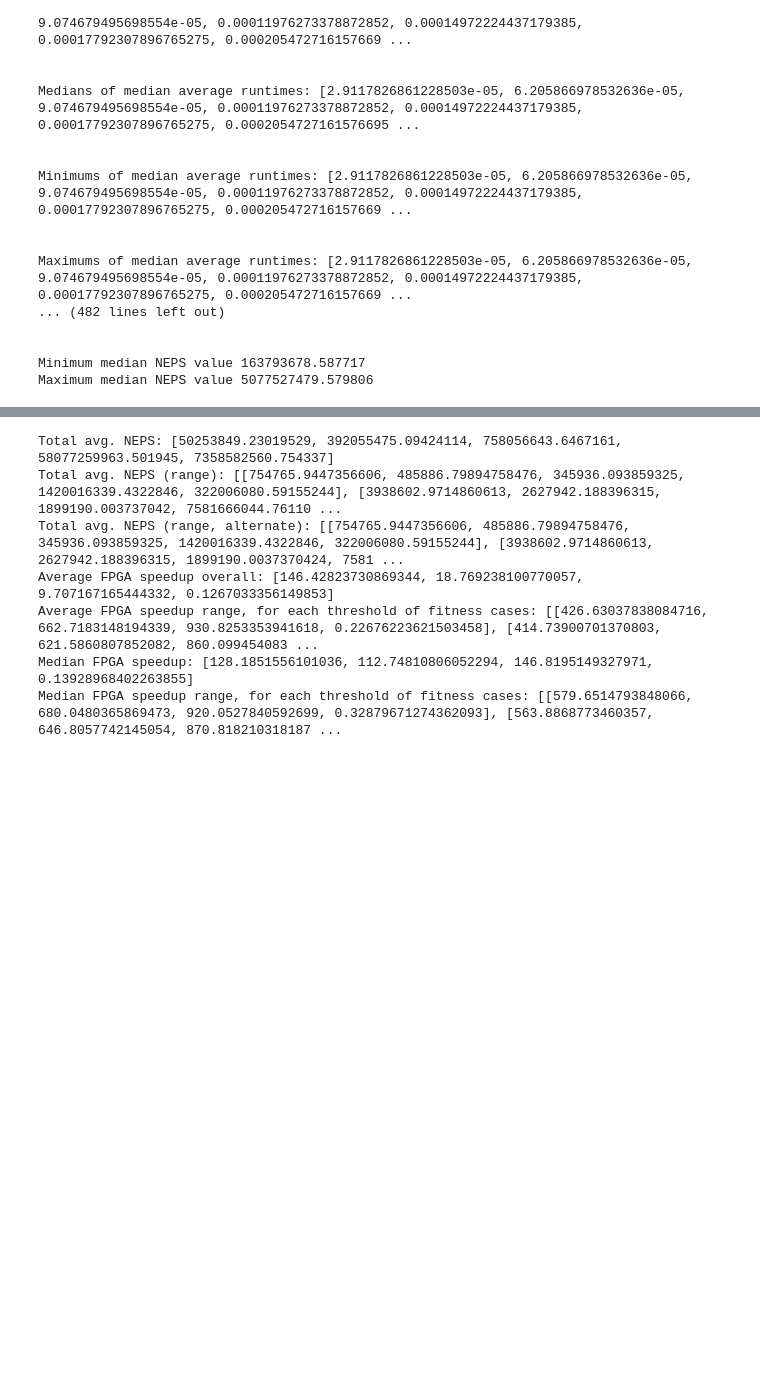
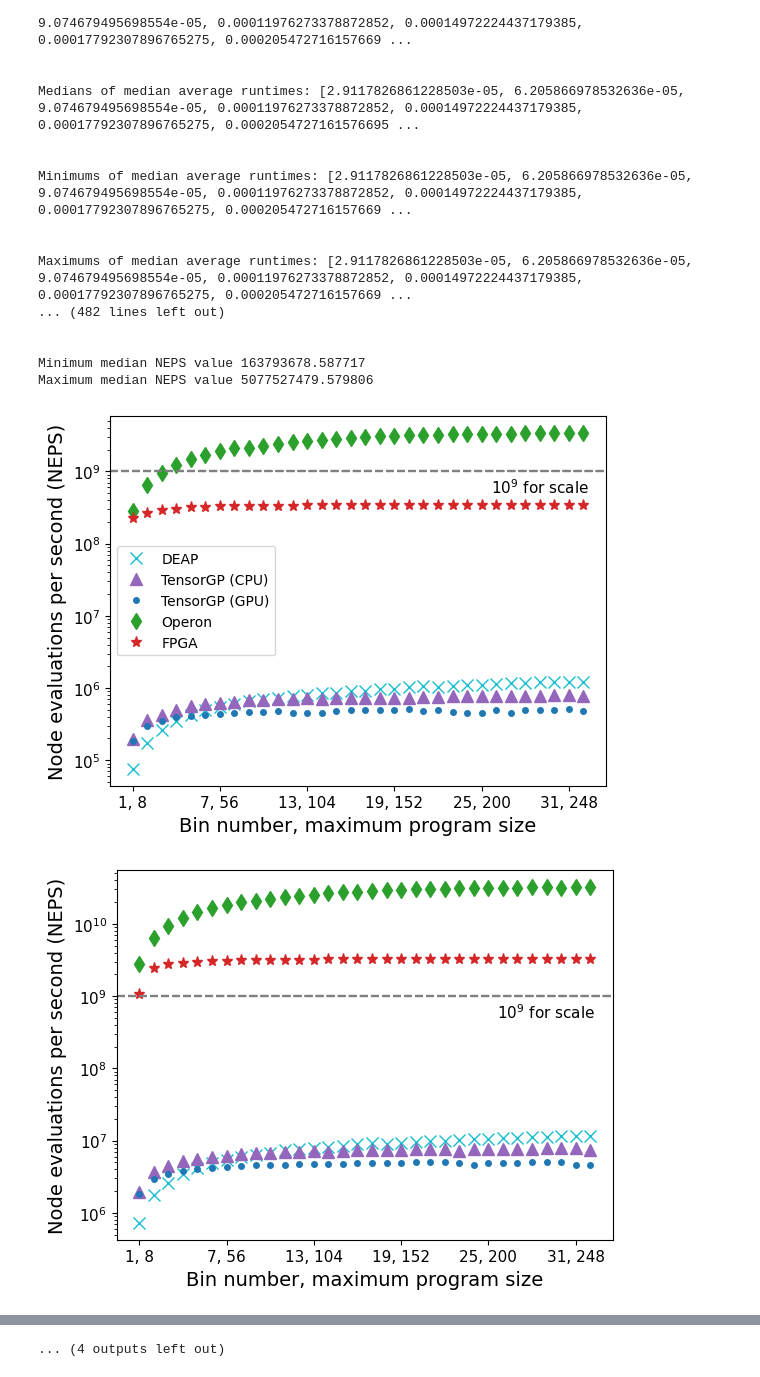
Before and after one commit to christophercrary/conference-cases-2022, a Jupyter notebook: experiment/tools/stats.ipynb, the cells around one changed output, grey strips where cells are left out. Cells and saved outputs as stored; diff of their text form; code cells hidden in the pictures; blank space fills up the shorter version.

Commit message:
Generate figures.

```diff
--- a/experiment/tools/stats.ipynb
+++ b/experiment/tools/stats.ipynb
@@ -1093,30 +1093,30 @@ for i, (name, (_, _, max_size, bin_size)) in enumerate(
             for neps in y:
                 all_neps[t].append(neps)
 
-            # plt.plot(
-            #     x, y, label=f'{tool}', color=colors[t], marker=markers[t],
-            #     markersize=8, linestyle='None')
-            # plt.axhline(y=1e9, color='gray', linestyle='dashed')
+            plt.plot(
+                x, y, label=f'{tool}', color=colors[t], marker=markers[t],
+                markersize=8, linestyle='None')
+            plt.axhline(y=1e9, color='gray', linestyle='dashed')
 
 
-        # plt.text(
-        #     scale_text_x[i][j], scale_text_y[i][j], '$10^9$ for scale',
-        #     weight='normal', fontsize = 11)
+        plt.text(
+            scale_text_x[i][j], scale_text_y[i][j], '$10^9$ for scale',
+            weight='normal', fontsize = 11)
 
-        # plt.xlabel('Bin number, maximum program size', fontsize=14)
-        # plt.xticks(index, [f'{str(i_)}, {str(i)}'
-        #     for i, i_ in zip(index, index_)], fontsize=11)
-        # plt.yticks(fontsize=11)
-        # plt.locator_params(axis='x', nbins=6)
-        # plt.ylabel('Node evaluations per second (NEPS)', fontsize=14)
-        # plt.yscale('log')
-        # if print_legend[i][j]:
-        #     plt.legend(loc='center left')
-        # plt.savefig(f'{graphics_dir}/{name}/median_neps_{nfc}.svg')
-        # plt.savefig(
-        #     f'{graphics_dir}/{name}/median_neps_{nfc}.png',
-        #     dpi=600)
-        # plt.show()
+        plt.xlabel('Bin number, maximum program size', fontsize=14)
+        plt.xticks(index, [f'{str(i_)}, {str(i)}'
+            for i, i_ in zip(index, index_)], fontsize=11)
+        plt.yticks(fontsize=11)
+        plt.locator_params(axis='x', nbins=6)
+        plt.ylabel('Node evaluations per second (NEPS)', fontsize=14)
+        plt.yscale('log')
+        if print_legend[i][j]:
+            plt.legend(loc='center left')
+        plt.savefig(f'{graphics_dir}/{name}/median_neps_{nfc}.svg')
+        plt.savefig(
+            f'{graphics_dir}/{name}/median_neps_{nfc}.png',
+            dpi=600)
+        plt.show()
 
 
 # Average NEPS for each tool.
@@ -1158,30 +1158,32 @@ total_median_neps = [np.median([np.median([average_neps[i][j][t]
 total_median_neps_range = [[np.median([np.median([average_neps[i][j][t]
     for j, _ in enumerate(num_fitness_cases[:n+1])])
     for i, _ in enumerate(function_sets.items())])
     for t, _ in enumerate(tools)] for n, _ in enumerate(num_fitness_cases)]
 
 avg_fpga_speedup = [total_avg_neps[4] / neps
     for neps in total_avg_neps[:4]]
 
 avg_fpga_speedup_range = [[total_avg_neps_range_alt[i][4] / neps
     for neps in total_avg_neps_range_alt[i][:4]]
     for i, _ in enumerate(num_fitness_cases)]
 
 median_fpga_speedup = [total_median_neps[4] / neps
     for neps in total_median_neps[:4]]
 
 median_fpga_speedup_range = [[total_median_neps_range[i][4] / neps
     for neps in total_median_neps_range[i][:4]]
     for i, _ in enumerate(num_fitness_cases)]
 
 
 print(f'Average FPGA speedup overall: {avg_fpga_speedup}')
 
 print(f'Average FPGA speedup range, for each threshold of fitness cases: '
       f'{avg_fpga_speedup_range}')
 
 print(f'Median FPGA speedup: {median_fpga_speedup}')
 
 print(f'Median FPGA speedup range, for each threshold of fitness cases: '
       f'{median_fpga_speedup_range}')
 # %% [output]
+[figure, added]
+[figure, added]
@@ -1188,7 +1200 @@ print(f'Median FPGA speedup range, for each threshold of fitness cases: '
-Total avg. NEPS: [50253849.23019529, 392055475.09424114, 758056643.6467161, 58077259963.501945, 7358582560.754337]
-Total avg. NEPS (range): [[754765.9447356606, 485886.79894758476, 345936.093859325, 1420016339.4322846, 322006080.59155244], [3938602.9714860613, 2627942.188396315, 1899190.003737042, 7581666044.76110 ...
-Total avg. NEPS (range, alternate): [[754765.9447356606, 485886.79894758476, 345936.093859325, 1420016339.4322846, 322006080.59155244], [3938602.9714860613, 2627942.188396315, 1899190.0037370424, 7581 ...
-Average FPGA speedup overall: [146.42823730869344, 18.769238100770057, 9.707167165444332, 0.1267033356149853]
-Average FPGA speedup range, for each threshold of fitness cases: [[426.63037838084716, 662.7183148194339, 930.8253353941618, 0.22676223621503458], [414.73900701370803, 621.5860807852082, 860.099454083 ...
-Median FPGA speedup: [128.1851556101036, 112.74810806052294, 146.8195149327971, 0.13928968402263855]
-Median FPGA speedup range, for each threshold of fitness cases: [[579.6514793848066, 680.0480365869473, 920.0527840592699, 0.32879671274362093], [563.8868773460357, 646.8057742145054, 870.818210318187 ...
+... (4 outputs left out)
```
Also changed, not shown: parts of 5 cells of this notebook, 42 other files.
